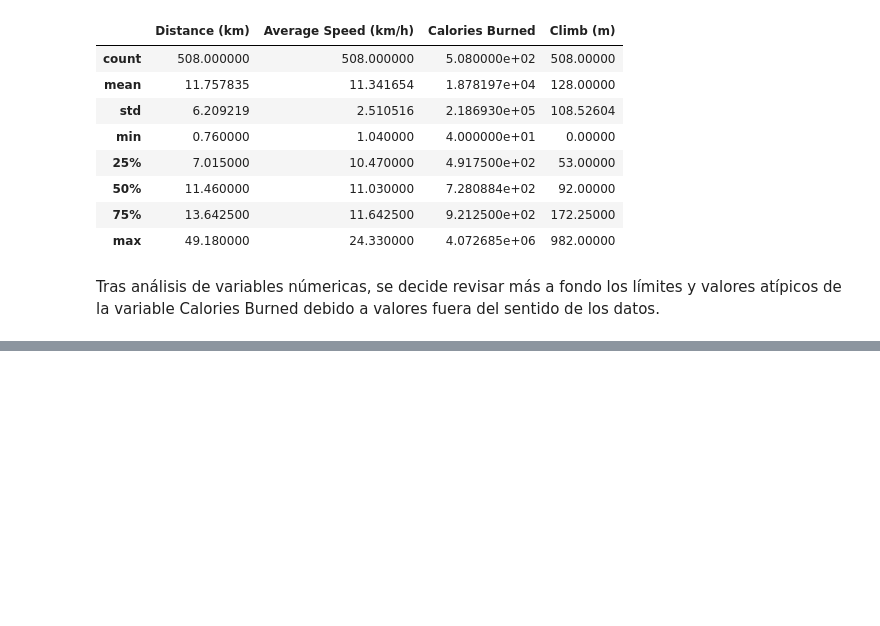
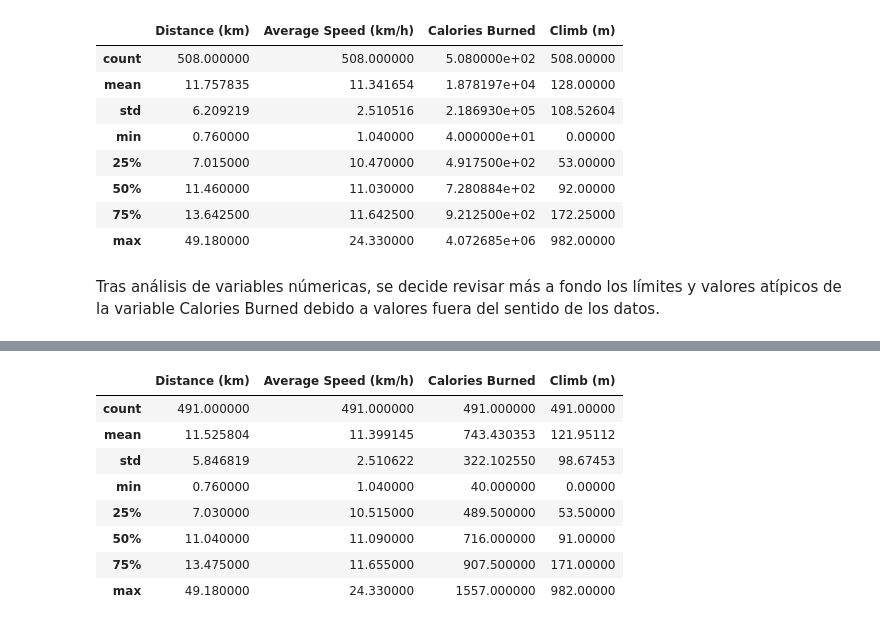
Before and after one commit to LuisCamachoRivero/Desafio_Render, a Jupyter notebook: src/explore.ipynb, the cells around one changed output, grey strips where cells are left out. Cells and saved outputs as stored; diff of their text form; code cells hidden in the pictures; blank space fills up the shorter version.

```diff
--- a/src/explore.ipynb
+++ b/src/explore.ipynb
@@ -112,0 +132,13 @@ dtype: int64
+# %%
+#Análisis de DF resultante, con un comportamiento normal en la variable Calories Burned
+df3.describe()
+# %% [output]
+|  | Distance (km) | Average Speed (km/h) | Calories Burned | Climb (m) |
+| count | 491.000000 | 491.000000 | 491.000000 | 491.00000 |
+| mean | 11.525804 | 11.399145 | 743.430353 | 121.95112 |
+| std | 5.846819 | 2.510622 | 322.102550 | 98.67453 |
+| min | 0.760000 | 1.040000 | 40.000000 | 0.00000 |
+| 25% | 7.030000 | 10.515000 | 489.500000 | 53.50000 |
+| 50% | 11.040000 | 11.090000 | 716.000000 | 91.00000 |
+| 75% | 13.475000 | 11.655000 | 907.500000 | 171.00000 |
+| max | 49.180000 | 24.330000 | 1557.000000 | 982.00000 |
```
Also changed, not shown: parts of 5 cells of this notebook.
